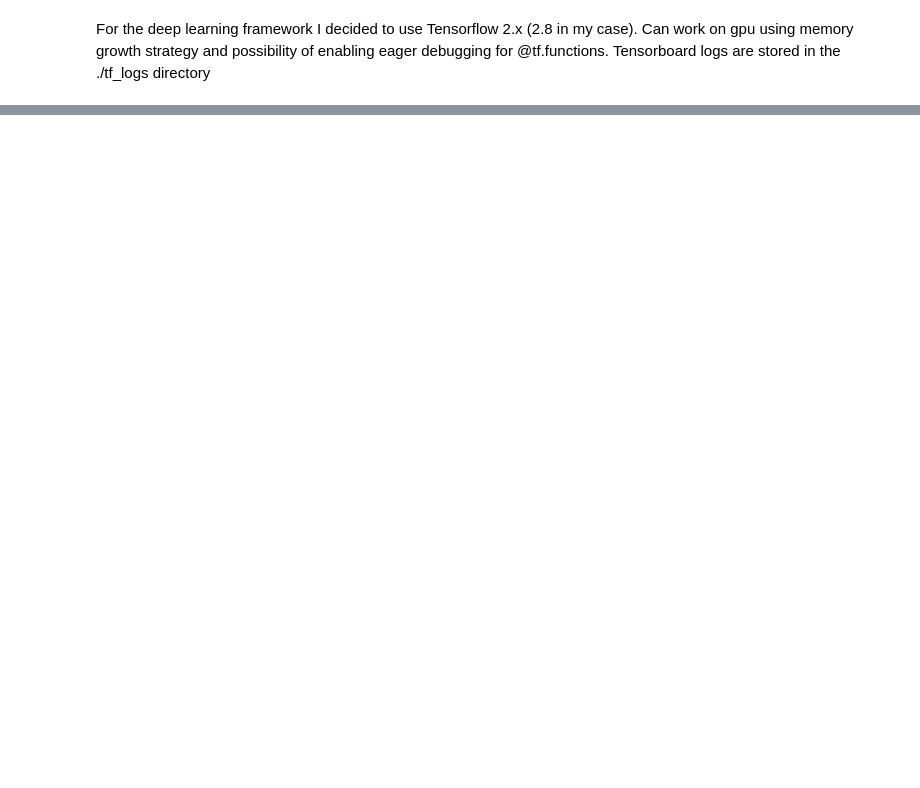
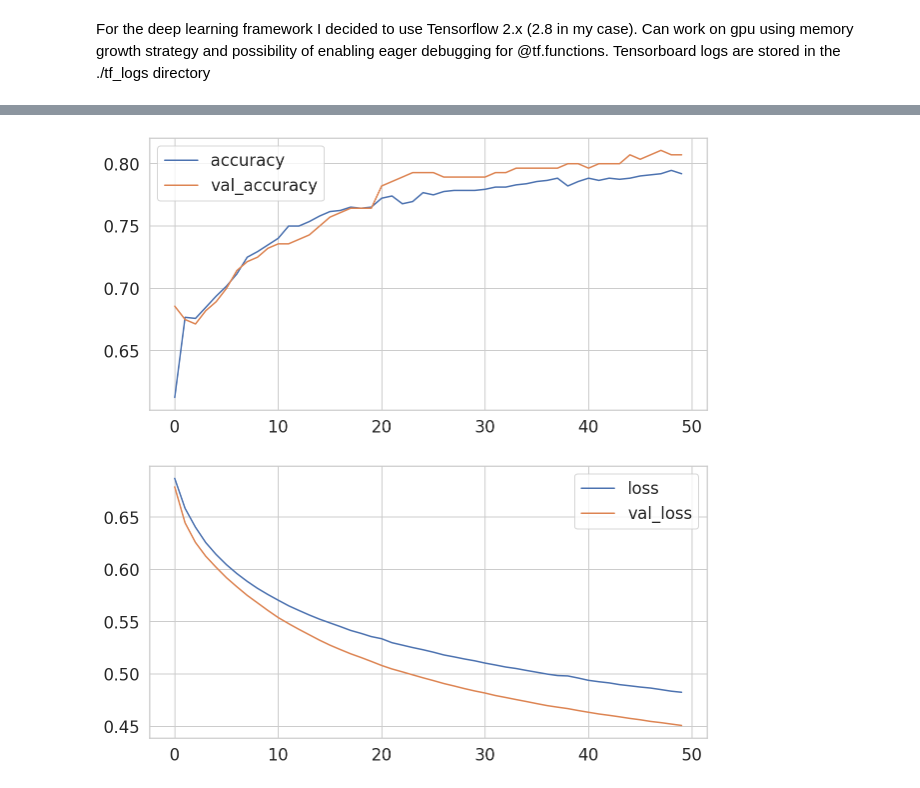
Before and after one commit to aledelmo/ECG_Lead_Reversal, a Jupyter notebook: Test.ipynb, the cells around one changed output, grey strips where cells are left out. Drawn from its saved outputs; the diff is of its cells as text; code cells hidden in the pictures; blank space fills up the shorter version.

```diff
--- a/Test.ipynb
+++ b/Test.ipynb
@@ -237,0 +295,4 @@ initial_lr = 1e-6
+# %%
+epochs = 50
+batch_size = 32
+lr = 1e-4
@@ -240,8 +303,9 @@ train_ds = tf.data.Dataset.from_tensor_slices(train_ds_fold0)
 val_ds = tf.data.Dataset.from_tensor_slices(val_ds_fold0)
 
 train_ds = train_ds.batch(batch_size, num_parallel_calls=tf.data.experimental.AUTOTUNE,
-                                deterministic=False).prefetch(tf.data.experimental.AUTOTUNE
-                                                             ).cache().shuffle(len(train_ds),
-                                                                               reshuffle_each_iteration=True)
+                          deterministic=False
+                         ).prefetch(tf.data.experimental.AUTOTUNE).cache().shuffle(len(train_ds),
+                                                                                   reshuffle_each_iteration=True)
 val_ds = val_ds.batch(batch_size, num_parallel_calls=tf.data.experimental.AUTOTUNE,
-                            deterministic=True).prefetch(tf.data.experimental.AUTOTUNE).cache()
+                      deterministic=True
+                     ).prefetch(tf.data.experimental.AUTOTUNE).cache()
@@ -247,0 +324,14 @@ val_ds = val_ds.batch(batch_size, num_parallel_calls=tf.data.experimental.AUTOTU
+# %%
+fcn_model = tf.keras.Sequential()
+fcn_model.add(tf.keras.layers.Conv1D(filters=128, kernel_size=10, padding='same', kernel_initializer='he_normal',
+                                     activation=None, input_shape=(1000,12)))
+fcn_model.add(tf.keras.layers.BatchNormalization(axis=-1))
+fcn_model.add(tf.keras.layers.ReLU())
+fcn_model.add(tf.keras.layers.GlobalAveragePooling1D())
+fcn_model.add(tf.keras.layers.Dense(2, activation='softmax'))
+
+fcn_model.compile(optimizer=tf.keras.optimizers.Adam(lr),
+                  loss='sparse_categorical_crossentropy',
+                  metrics=['accuracy',],)
+
+fcn_model.summary()
@@ -247,0 +364,6 @@ val_ds = val_ds.batch(batch_size, num_parallel_calls=tf.data.experimental.AUTOTU
+# %%
+history = fcn_model.fit(x=train_ds, validation_data=val_ds,
+                        batch_size=batch_size, epochs=epochs, verbose=2,
+                        callbacks=[tf.keras.callbacks.TensorBoard(log_dir='./tf_logs/baseFCN',
+                                                                  histogram_freq=1, update_freq='batch')],
+          use_multiprocessing=True)
@@ -247,0 +388,10 @@ val_ds = val_ds.batch(batch_size, num_parallel_calls=tf.data.experimental.AUTOTU
+# %%
+sns.lineplot(data=history.history['accuracy'], label='accuracy')
+sns.lineplot(data=history.history['val_accuracy'], label='val_accuracy')
+plt.show();
+sns.lineplot(data=history.history['loss'], label='loss')
+sns.lineplot(data=history.history['val_loss'], label='val_loss')
+plt.show();
+# %% [output]
+[figure, added]
+[figure, added]
```
Also changed, not shown: parts of 50 cells of this notebook.
